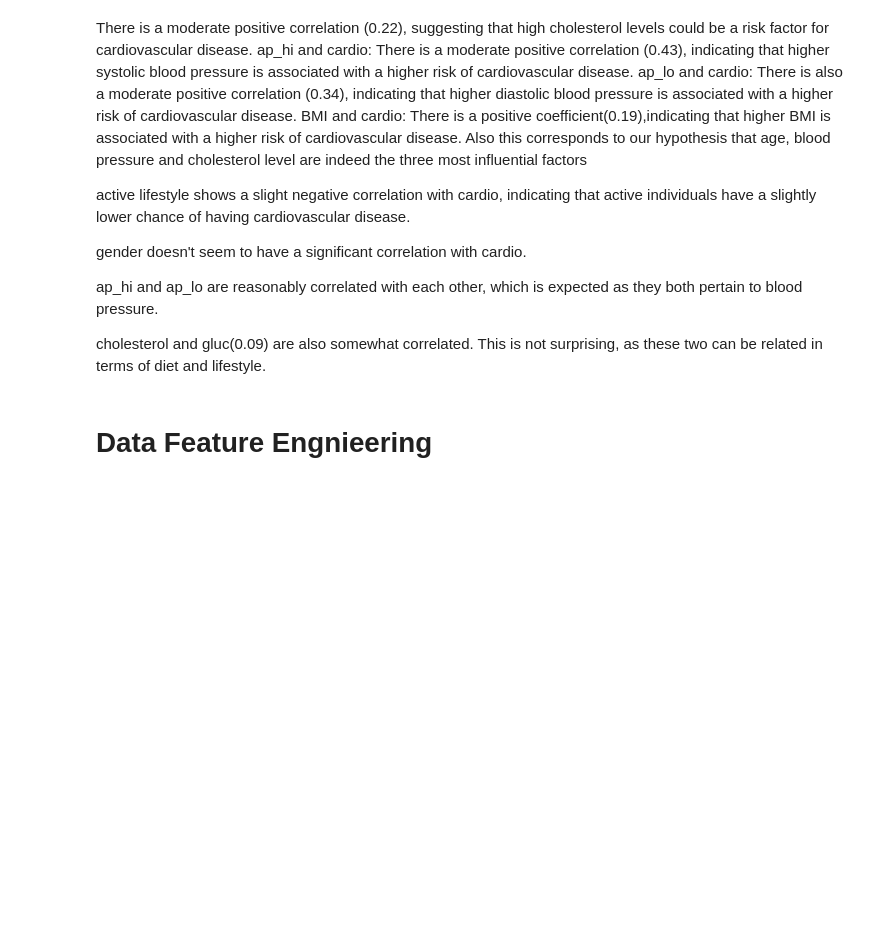
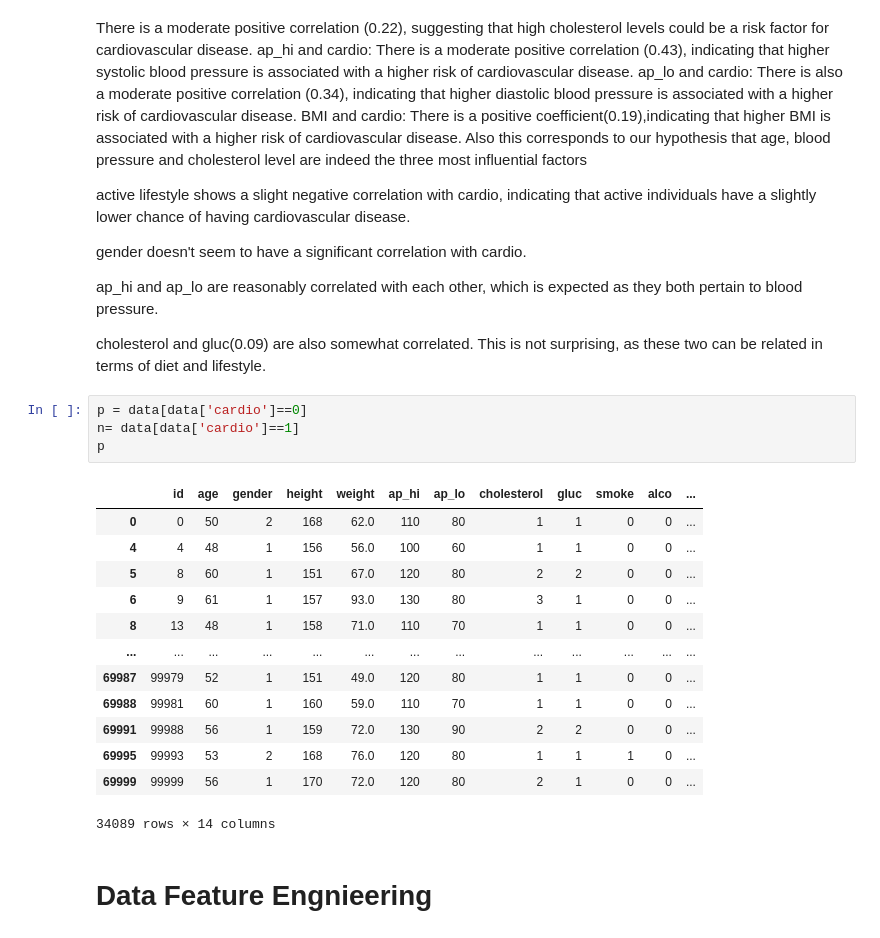
Before and after one commit to chenchenn9/schulich_data_science, a Jupyter notebook: Homework/Cardiovascular Disease dataset/cardiovascular_report.ipynb, the cells around one changed output. Drawn from its saved outputs; the diff is of its cells as text; blank space fills up the shorter version.

```diff
--- a/Homework/Cardiovascular Disease dataset/cardiovascular_report.ipynb
+++ b/Homework/Cardiovascular Disease dataset/cardiovascular_report.ipynb
@@ -459,6 +459,24 @@ gender doesn't seem to have a significant correlation with cardio.
 ap_hi and ap_lo are reasonably correlated with each other, which is expected as they both pertain to blood pressure.
 
 cholesterol and gluc(0.09) are also somewhat correlated. This is not surprising, as these two can be related in terms of diet and lifestyle.
+# %%
+p = data[data['cardio']==0]
+n= data[data['cardio']==1]
+p
+# %% [output]
+|  | id | age | gender | height | weight | ap_hi | ap_lo | cholesterol | gluc | smoke | alco | ... |
+| 0 | 0 | 50 | 2 | 168 | 62.0 | 110 | 80 | 1 | 1 | 0 | 0 | ... |
+| 4 | 4 | 48 | 1 | 156 | 56.0 | 100 | 60 | 1 | 1 | 0 | 0 | ... |
+| 5 | 8 | 60 | 1 | 151 | 67.0 | 120 | 80 | 2 | 2 | 0 | 0 | ... |
+| 6 | 9 | 61 | 1 | 157 | 93.0 | 130 | 80 | 3 | 1 | 0 | 0 | ... |
+| 8 | 13 | 48 | 1 | 158 | 71.0 | 110 | 70 | 1 | 1 | 0 | 0 | ... |
+| ... | ... | ... | ... | ... | ... | ... | ... | ... | ... | ... | ... | ... |
+| 69987 | 99979 | 52 | 1 | 151 | 49.0 | 120 | 80 | 1 | 1 | 0 | 0 | ... |
+| 69988 | 99981 | 60 | 1 | 160 | 59.0 | 110 | 70 | 1 | 1 | 0 | 0 | ... |
+| 69991 | 99988 | 56 | 1 | 159 | 72.0 | 130 | 90 | 2 | 2 | 0 | 0 | ... |
+| 69995 | 99993 | 53 | 2 | 168 | 76.0 | 120 | 80 | 1 | 1 | 1 | 0 | ... |
+| 69999 | 99999 | 56 | 1 | 170 | 72.0 | 120 | 80 | 2 | 1 | 0 | 0 | ... |
+34089 rows × 14 columns
 # %% [markdown]
 # Data Feature Engnieering
 # %% [markdown]
```
Also changed, not shown: parts of 14 cells of this notebook, 1 other file.
